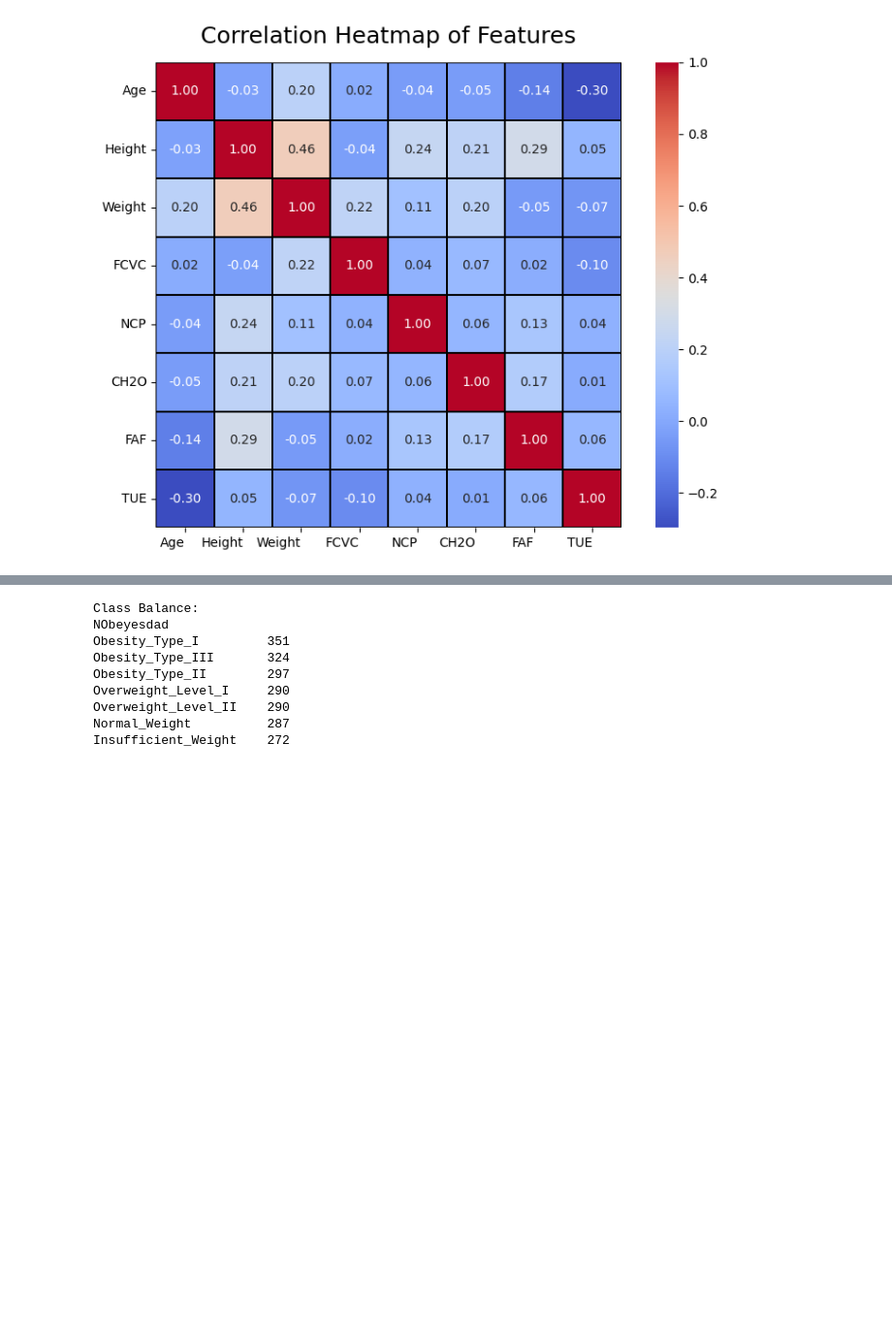
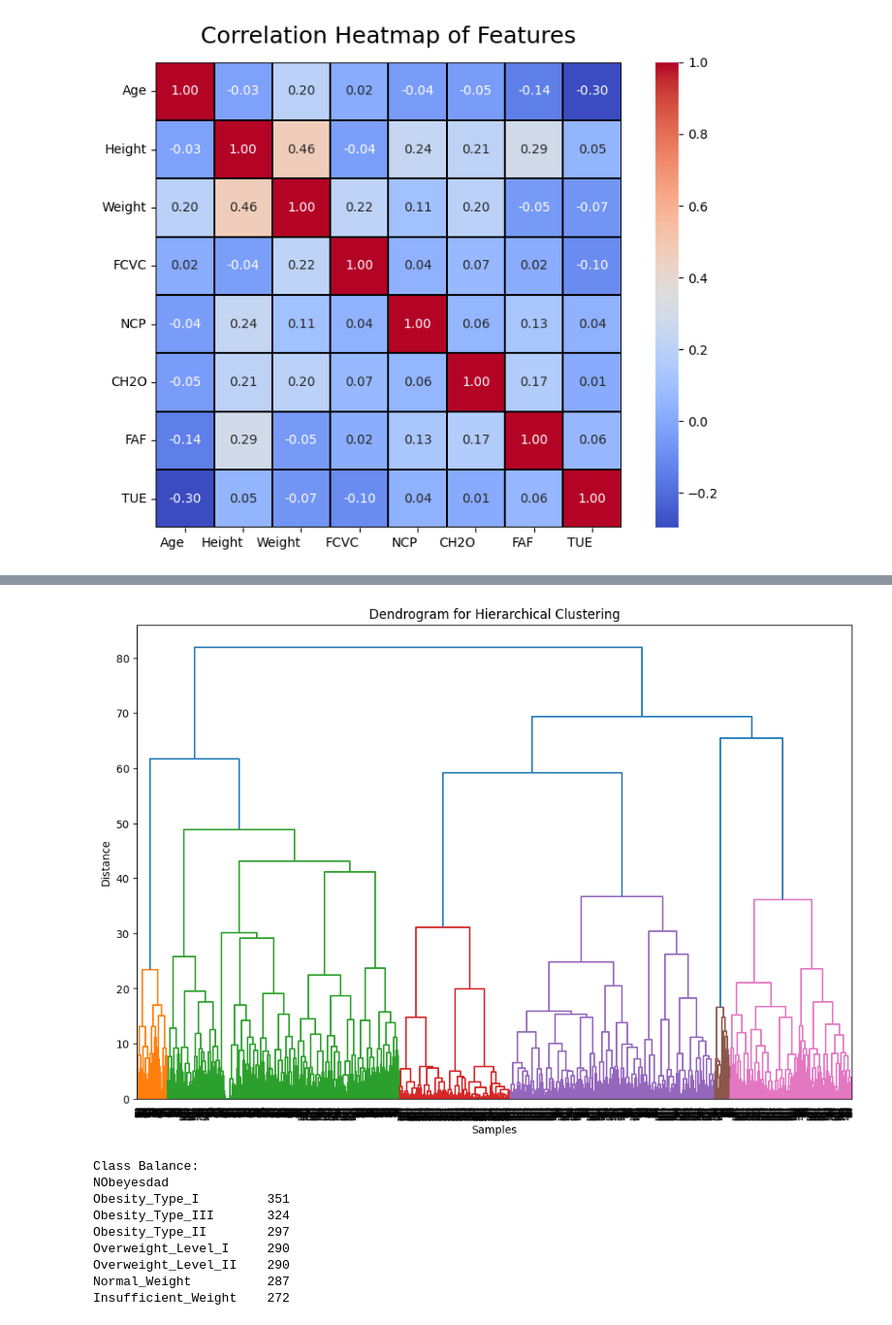
Before and after one commit to irtizzaaa/Machine-Learning-Assignment, a Jupyter notebook: ML_Task2.ipynb, the cells around one changed output, grey strips where cells are left out. Shown at 97% size. Saved outputs shown, nothing was run; the diff lists cells and outputs as text; code cells hidden in the pictures; blank space fills up the shorter version.

```diff
--- a/ML_Task2.ipynb
+++ b/ML_Task2.ipynb
@@ -110,3 +151,37 @@ plt.show()
+# %%
+import matplotlib.pyplot as plt
+import pandas as pd
+from sklearn.preprocessing import StandardScaler, LabelEncoder
+from scipy.cluster.hierarchy import dendrogram, linkage
+
+# Define the target column (this should be excluded from clustering)
+target_column = 'NObeyesdad'  # Replace with your target column name
+features = df.columns[df.columns != target_column]  # Exclude the target column
+
+# Handle categorical columns by encoding them into numeric values
+categorical_cols = df[features].select_dtypes(include=['object']).columns
+
+# Apply label encoding to categorical columns
+label_encoder = LabelEncoder()
+for col in categorical_cols:
+    df[col] = label_encoder.fit_transform(df[col])
+
+# Scale the features to normalize the data
+scaler = StandardScaler()
+scaled_features = scaler.fit_transform(df[features])
+
+# Perform hierarchical clustering using linkage method (Ward's method)
+linked = linkage(scaled_features, method='ward')
+
+# Plot the dendrogram
+plt.figure(figsize=(12, 8))
+dendrogram(linked)
+plt.title('Dendrogram for Hierarchical Clustering')
+plt.xlabel('Samples')
+plt.ylabel('Distance')
+plt.show()
+# %% [output]
+[figure, added]
 # %%
 import seaborn as sns
 import matplotlib.pyplot as plt
```
Also changed, not shown: parts of 3 cells of this notebook, 2 other files.
